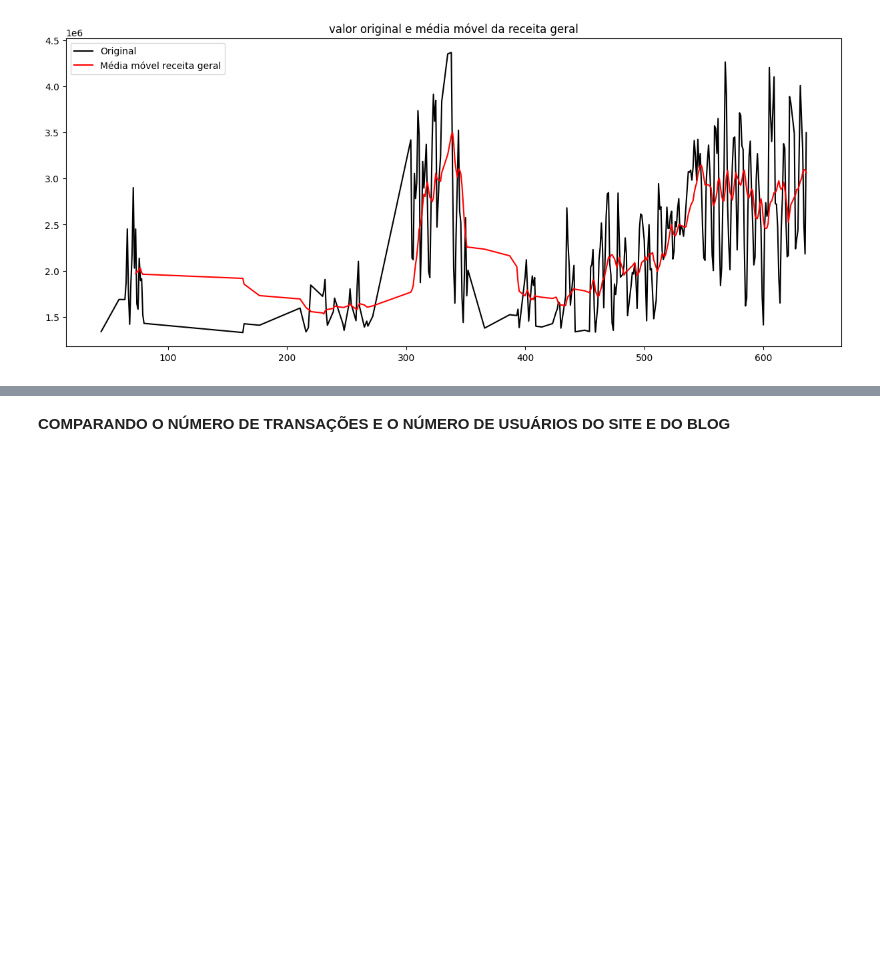
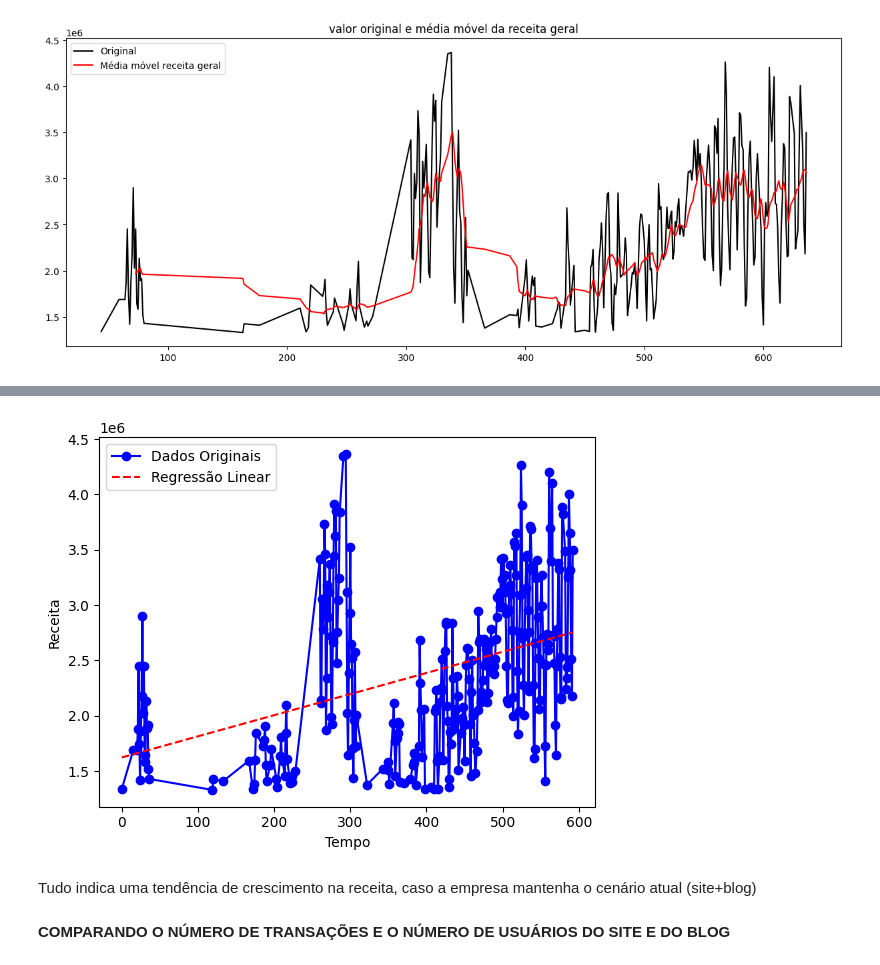
Before and after one commit to LaizaCostaa/Case-An-lise-de-faturamento-Blog-x-Site, a Jupyter notebook: Case_blogxsite.ipynb, the cells around one changed output, grey strips where cells are left out. Cells and saved outputs as stored; diff of their text form; code cells hidden in the pictures; blank space fills up the shorter version.

```diff
--- a/Case_blogxsite.ipynb
+++ b/Case_blogxsite.ipynb
@@ -371,0 +378,3 @@ plot_mediamovel(df_sem_outlier['receita'])
+# %%
+df_previsao_receita = df_sem_outlier[['data', 'receita']].copy()
+df_previsao_receita
@@ -372,3 +395,31 @@ plot_mediamovel(df_sem_outlier['receita'])
+# %%
+#transformar a coluna de data em um valor numérico
+df_previsao_receita['data'] = (df_previsao_receita['data'] - df_previsao_receita['data'].min()).dt.days
+# %%
+# Selecionar as variáveis independentes e dependentes
+x = df_previsao_receita['data'].values.reshape(-1, 1)
+y = df_previsao_receita['receita'].values
+# %%
+# criando e treinando o modelo
+reg_model = LinearRegression()
+reg_model.fit(x, y)
+predictions = reg_model.predict(x)
+# %%
+
+# Plotando dados da regressão com os dados originais
+plt.plot(df_previsao_receita['data'], y, label='Dados Originais', marker='o', linestyle='-', color='blue')
+
+
+plt.plot(df_previsao_receita['data'], predictions, label='Regressão Linear', linestyle='--', color='red')
+
+plt.xlabel('Tempo')
+plt.ylabel('Receita')
+plt.legend()
+plt.show()
+# %% [output]
+[figure, added]
+# %% [markdown]
+Tudo indica uma tendência de crescimento na receita, caso a empresa mantenha o cenário atual (site+blog)
 # %% [markdown]
 **COMPARANDO O NÚMERO DE TRANSAÇÕES E O NÚMERO DE USUÁRIOS DO SITE E DO BLOG**
 # %%
```
Also changed, not shown: parts of 5 cells of this notebook.
